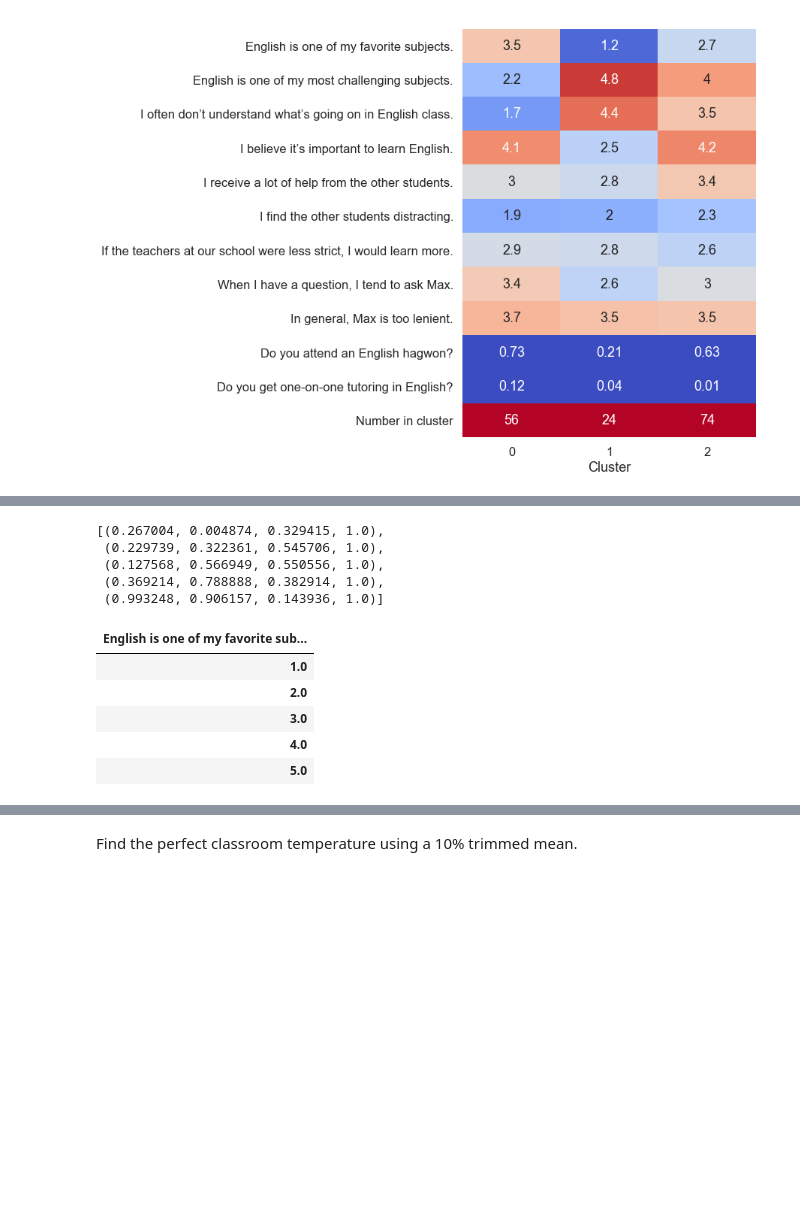
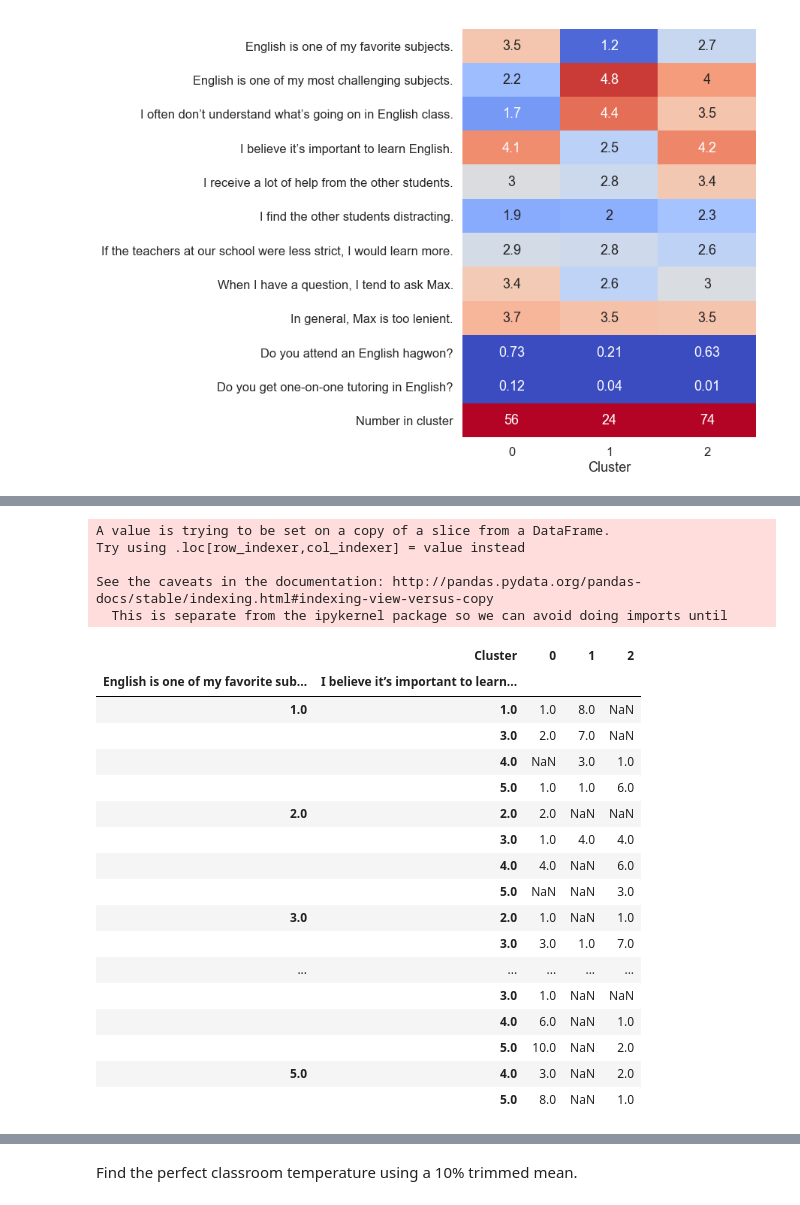
Before and after one commit to maxkapur/maxkapur.github.io, a Jupyter notebook: survey/analysis.ipynb, the cells around one changed output, grey strips where cells are left out. Saved outputs shown, nothing was run; the diff lists cells and outputs as text; code cells hidden in the pictures; blank space fills up the shorter version.

```diff
--- a/survey/analysis.ipynb
+++ b/survey/analysis.ipynb
@@ -186,35 +190,30 @@ sns.heatmap(clusterbreakdown,cmap="coolwarm",cbar=False,vmin=1,vmax=5,annot=True
 # %%
-# Scatterplot of importance and favorite
+# Pair of importance and favorite
 grouped = survey[['English is one of my favorite subjects.','I believe it’s important to learn English.','Cluster']]
-#grouped['Dummy'] = np.ones(len(grouped))
-
-# The lambda function is a silly workaround for a bug where zeros get dropped in unstack
-grouped = grouped.pivot_table(index='English is one of my favorite subjects.',columns=['I believe it’s important to learn English.','Cluster'],aggfunc='count')
-
-# List of clusters
-kinds = grouped.columns.levels[1]
-
-# colors for bar graph
-colors = [get_cmap('viridis')(v) for v in np.linspace(0,1,len(kinds))]
+grouped['Dummy'] = np.ones(len(grouped))
+grouped = grouped.pivot_table(index=['English is one of my favorite subjects.','I believe it’s important to learn English.'],columns='Cluster',aggfunc='count')['Dummy']
+grouped
+# %% [output]
+A value is trying to be set on a copy of a slice from a DataFrame.
+Try using .loc[row_indexer,col_indexer] = value instead
+
+See the caveats in the documentation: http://pandas.pydata.org/pandas-docs/stable/indexing.html#indexing-view-versus-copy
+  This is separate from the ipykernel package so we can avoid doing imports until
+|  | Cluster | 0 | 1 | 2 |
+| English is one of my favorite sub... | I believe it’s important to learn... |  |  |  |
+| 1.0 | 1.0 | 1.0 | 8.0 | NaN |
+|  | 3.0 | 2.0 | 7.0 | NaN |
+|  | 4.0 | NaN | 3.0 | 1.0 |
+|  | 5.0 | 1.0 | 1.0 | 6.0 |
+| 2.0 | 2.0 | 2.0 | NaN | NaN |
+|  | 3.0 | 1.0 | 4.0 | 4.0 |
+|  | 4.0 | 4.0 | NaN | 6.0 |
+|  | 5.0 | NaN | NaN | 3.0 |
+| 3.0 | 2.0 | 1.0 | NaN | 1.0 |
+|  | 3.0 | 3.0 | 1.0 | 7.0 |
+| ... | ... | ... | ... | ... |
+|  | 3.0 | 1.0 | NaN | NaN |
+|  | 4.0 | 6.0 | NaN | 1.0 |
+|  | 5.0 | 10.0 | NaN | 2.0 |
+| 5.0 | 4.0 | 3.0 | NaN | 2.0 |
+|  | 5.0 | 8.0 | NaN | 1.0 |
-# %%
-# Now we can see the number in each cluster and how they
-# responded to the importance and favorite questions
-# We are treating these as categorical now
-
-colors
-# %% [output]
-[(0.267004, 0.004874, 0.329415, 1.0),
- (0.229739, 0.322361, 0.545706, 1.0),
- (0.127568, 0.566949, 0.550556, 1.0),
- (0.369214, 0.788888, 0.382914, 1.0),
- (0.993248, 0.906157, 0.143936, 1.0)]
-# %%
-#len(grouped.columns.levels[1])
-grouped
-# %% [output]
-| English is one of my favorite sub... |
-| 1.0 |
-| 2.0 |
-| 3.0 |
-| 4.0 |
-| 5.0 |
```
Also changed, not shown: parts of 5 cells of this notebook, 6 other files.
